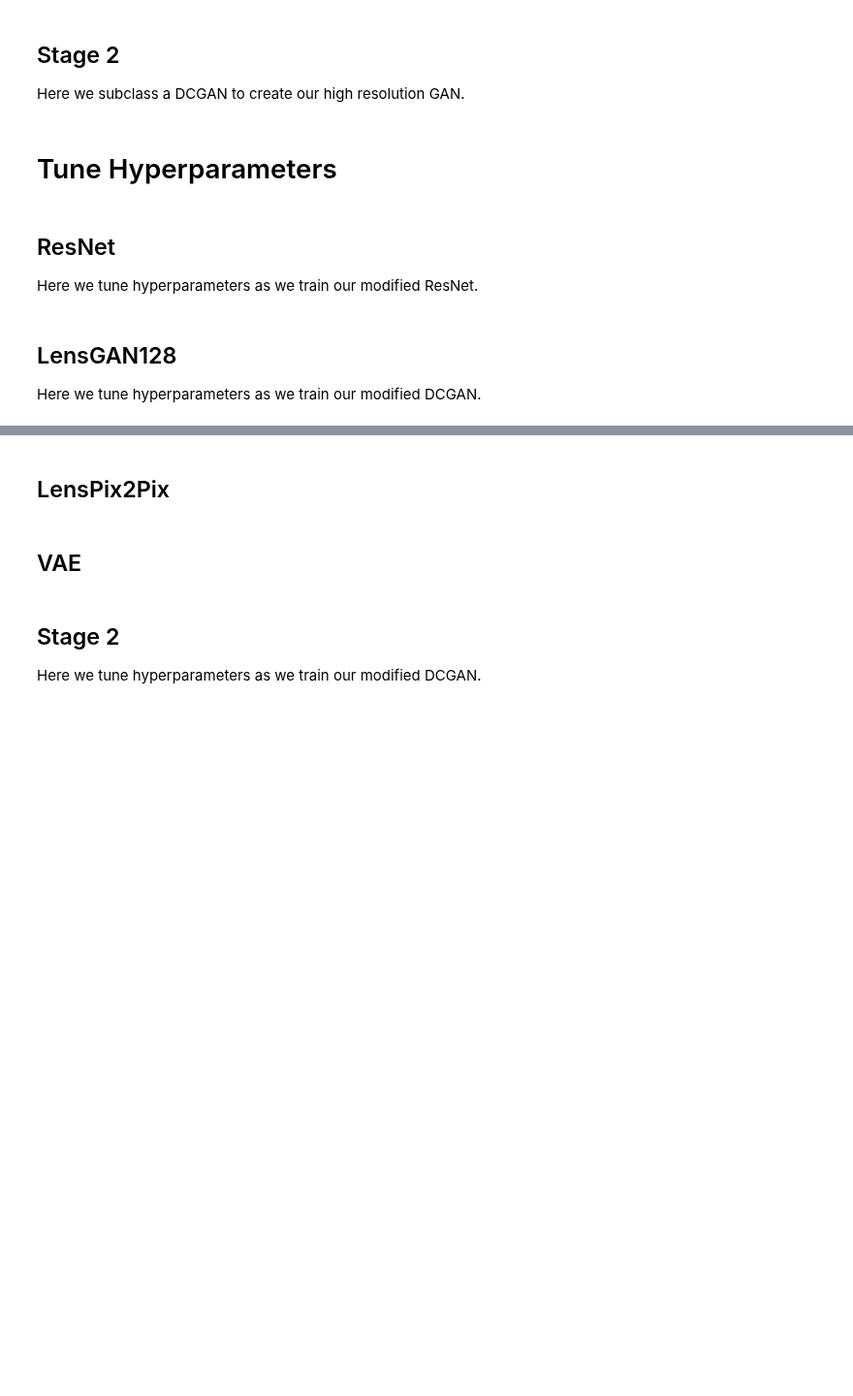
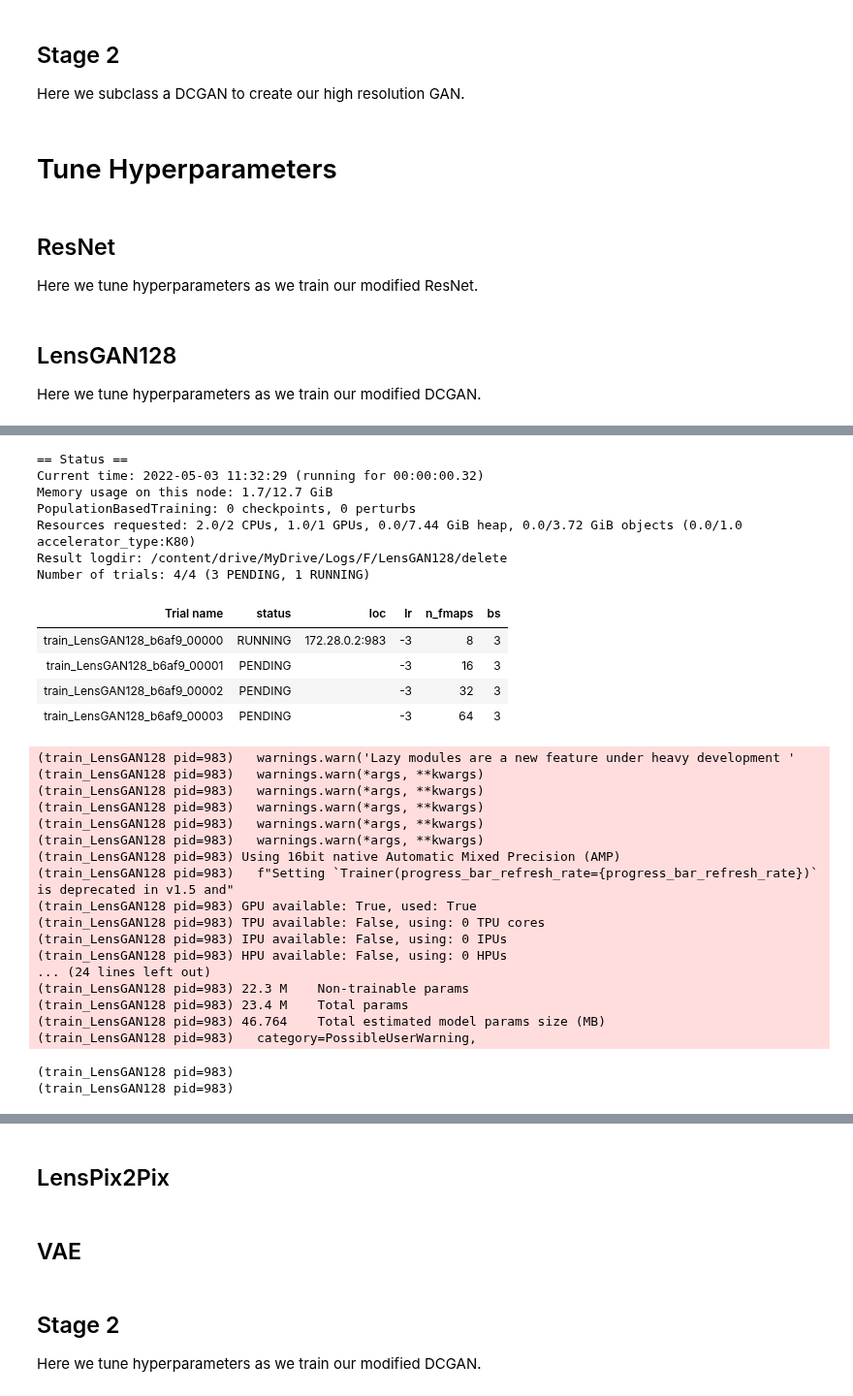
Before and after one commit to souravraha/galaxy, a Jupyter notebook: Lightning_Tune.ipynb, the cells around one changed output, grey strips where cells are left out. Shown at 97% size. Cells and saved outputs as stored; diff of their text form; code cells hidden in the pictures; blank space fills up the shorter version.

```diff
--- a/Lightning_Tune.ipynb
+++ b/Lightning_Tune.ipynb
@@ -338,10 +358,10 @@ class LensGAN128(DCGAN):
 
         self.imgMetrics = tm.MetricCollection(
             {
-                'FID_F' : tm.image.fid.FID(self.modelF),
-                'FID_J' : tm.image.fid.FID(self.modelJ),
+                'FID_F' : tm.image.fid.FrechetInceptionDistance(self.modelF),
+                'FID_J' : tm.image.fid.FrechetInceptionDistance(self.modelJ),
             },
-            prefix='LensGAN128/val/',
+            # prefix='LensGAN128/val/',
         )
 
         self.metrics = tm.MetricCollection(
@@ -474,7 +494,10 @@ class LensGAN128(DCGAN):
         # print(self.global_step, batch_idx, len(self.imgMetrics.FID_J.fake_features))
         imgs128, labels = batch
         orig = F.interpolate(imgs128, 150)
-        self.imgMetrics.update(orig, real=True)
+        try:
+            self.imgMetrics.update(orig, real=True)
+        except Exception as f:
+            print(self.imgMetrics)
         fake = F.interpolate(self._get_fake_data(labels), 150).type_as(imgs128)
         self.imgMetrics.update(fake, real=False)
 
@@ -1093,8 +1116,8 @@ def train_LensGAN128(config, checkpoint_dir=None, num_steps=10000, num_gpus=torc
                     'loss_G': 'LensGAN128/G/train/loss',
                     'loss_D': 'LensGAN128/D/train/loss',
                     # Switch up the FID vlues when training on different dataset -----------------------------------------------
-                    'FID': 'LensGAN128/val/FID_F',
-                    'FID_cross': 'LensGAN128/val/FID_J',
+                    'FID': 'FID_F',
+                    'FID_cross': 'FID_J',
                     'auroc': 'LensGAN128/LensResnet(F)/val/AUROC',
                     'auroc_cross': 'LensGAN128/LensResnet(J)/val/AUROC',
                     'ap': 'LensGAN128/LensResnet(F)/val/AveragePrecision',
@@ -1190,10 +1213,10 @@ if __name__ == '__main__':
         '--smoke-test', action='store_true', help='Finish quickly for testing')
     args, _ = parser.parse_known_args()
 
-    # os.environ['SLURM_JOB_NAME'] = 'bash'
-    # os.environ['PL_FAULT_TOLERANT_TRAINING'] = '1'
+    ray._private.utils.get_system_memory = lambda: psutil.virtual_memory().total
     if args.smoke_test:
         tune_LensGAN128_pbt(num_samples=1, num_steps=10000, gpus_per_trial=torch.cuda.device_count())
     else:
         # pbt scheduler
         tune_LensGAN128_pbt(num_samples=1, num_steps=10000, gpus_per_trial=torch.cuda.device_count())
+# %% [output]
@@ -1199,0 +1224,31 @@ if __name__ == '__main__':
+== Status ==
+Current time: 2022-05-03 11:32:29 (running for 00:00:00.32)
+Memory usage on this node: 1.7/12.7 GiB
+PopulationBasedTraining: 0 checkpoints, 0 perturbs
+Resources requested: 2.0/2 CPUs, 1.0/1 GPUs, 0.0/7.44 GiB heap, 0.0/3.72 GiB objects (0.0/1.0 accelerator_type:K80)
+Result logdir: /content/drive/MyDrive/Logs/F/LensGAN128/delete
+Number of trials: 4/4 (3 PENDING, 1 RUNNING)
+| Trial name | status | loc | lr | n_fmaps | bs |
+| train_LensGAN128_b6af9_00000 | RUNNING | 172.28.0.2:983 | -3 | 8 | 3 |
+| train_LensGAN128_b6af9_00001 | PENDING |  | -3 | 16 | 3 |
+| train_LensGAN128_b6af9_00002 | PENDING |  | -3 | 32 | 3 |
+| train_LensGAN128_b6af9_00003 | PENDING |  | -3 | 64 | 3 |
+(train_LensGAN128 pid=983)   warnings.warn('Lazy modules are a new feature under heavy development '
+(train_LensGAN128 pid=983)   warnings.warn(*args, **kwargs)
+(train_LensGAN128 pid=983)   warnings.warn(*args, **kwargs)
+(train_LensGAN128 pid=983)   warnings.warn(*args, **kwargs)
+(train_LensGAN128 pid=983)   warnings.warn(*args, **kwargs)
+(train_LensGAN128 pid=983)   warnings.warn(*args, **kwargs)
+(train_LensGAN128 pid=983) Using 16bit native Automatic Mixed Precision (AMP)
+(train_LensGAN128 pid=983)   f"Setting `Trainer(progress_bar_refresh_rate={progress_bar_refresh_rate})` is deprecated in v1.5 and"
+(train_LensGAN128 pid=983) GPU available: True, used: True
+(train_LensGAN128 pid=983) TPU available: False, using: 0 TPU cores
+(train_LensGAN128 pid=983) IPU available: False, using: 0 IPUs
+(train_LensGAN128 pid=983) HPU available: False, using: 0 HPUs
+... (24 lines left out)
+(train_LensGAN128 pid=983) 22.3 M    Non-trainable params
+(train_LensGAN128 pid=983) 23.4 M    Total params
+(train_LensGAN128 pid=983) 46.764    Total estimated model params size (MB)
+(train_LensGAN128 pid=983)   category=PossibleUserWarning,
+(train_LensGAN128 pid=983)
+(train_LensGAN128 pid=983)
```
Also changed, not shown: parts of 7 cells of this notebook.
